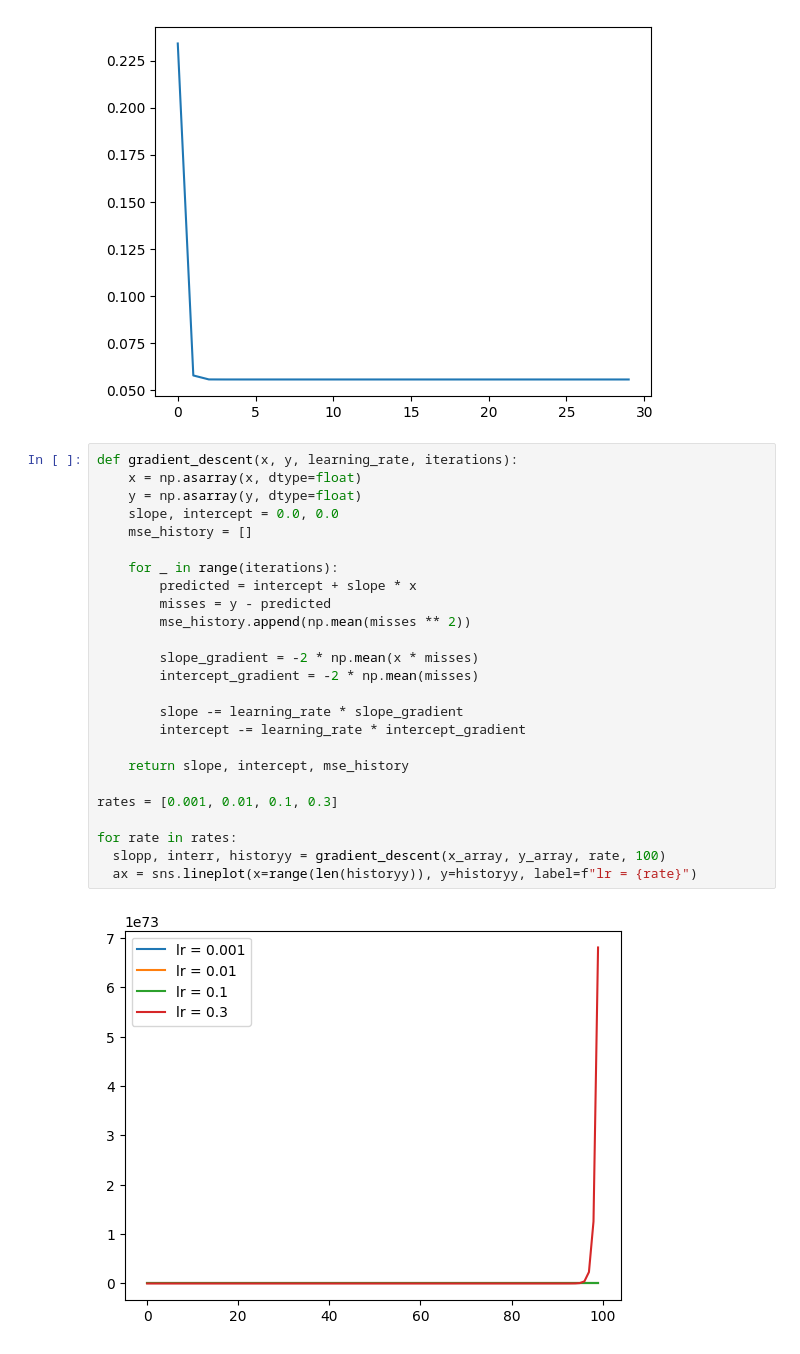
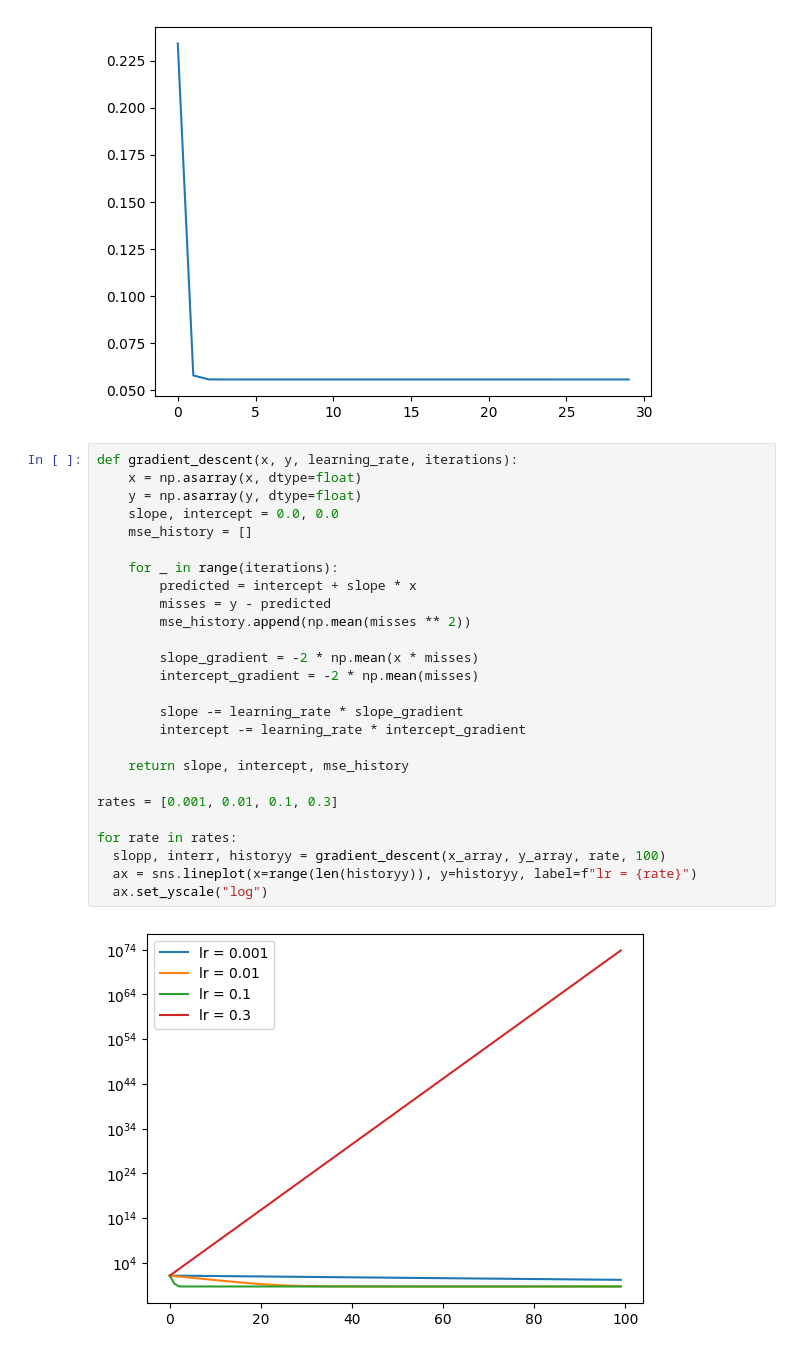
Before and after one commit to nothd7561/linear-regression-from-scratch, a Jupyter notebook: lin_reg_scratch.ipynb, the cells around one changed output. Drawn from its saved outputs; the diff is of its cells as text.

```diff
--- a/lin_reg_scratch.ipynb
+++ b/lin_reg_scratch.ipynb
@@ -255,27 +255,28 @@ sns.lineplot(x=range(len(mse_history[:30])), y=mse_history[:30])
 # %%
 def gradient_descent(x, y, learning_rate, iterations):
     x = np.asarray(x, dtype=float)
     y = np.asarray(y, dtype=float)
     slope, intercept = 0.0, 0.0
     mse_history = []
 
     for _ in range(iterations):
         predicted = intercept + slope * x
         misses = y - predicted
         mse_history.append(np.mean(misses ** 2))
 
         slope_gradient = -2 * np.mean(x * misses)
         intercept_gradient = -2 * np.mean(misses)
 
         slope -= learning_rate * slope_gradient
         intercept -= learning_rate * intercept_gradient
 
     return slope, intercept, mse_history
 
 rates = [0.001, 0.01, 0.1, 0.3]
 
 for rate in rates:
   slopp, interr, historyy = gradient_descent(x_array, y_array, rate, 100)
   ax = sns.lineplot(x=range(len(historyy)), y=historyy, label=f"lr = {rate}")
+  ax.set_yscale("log")
 # %% [output]
-[figure, old version]
+[figure, new version]
```
Also changed, not shown: parts of 2 cells of this notebook.
